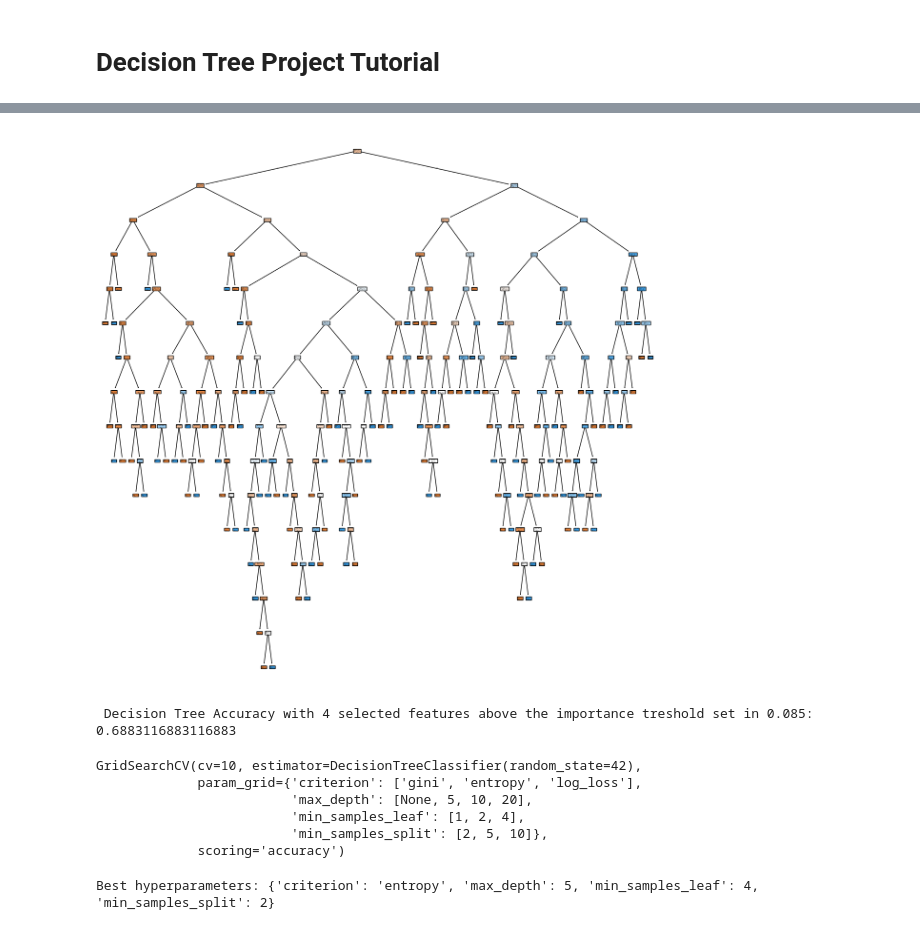
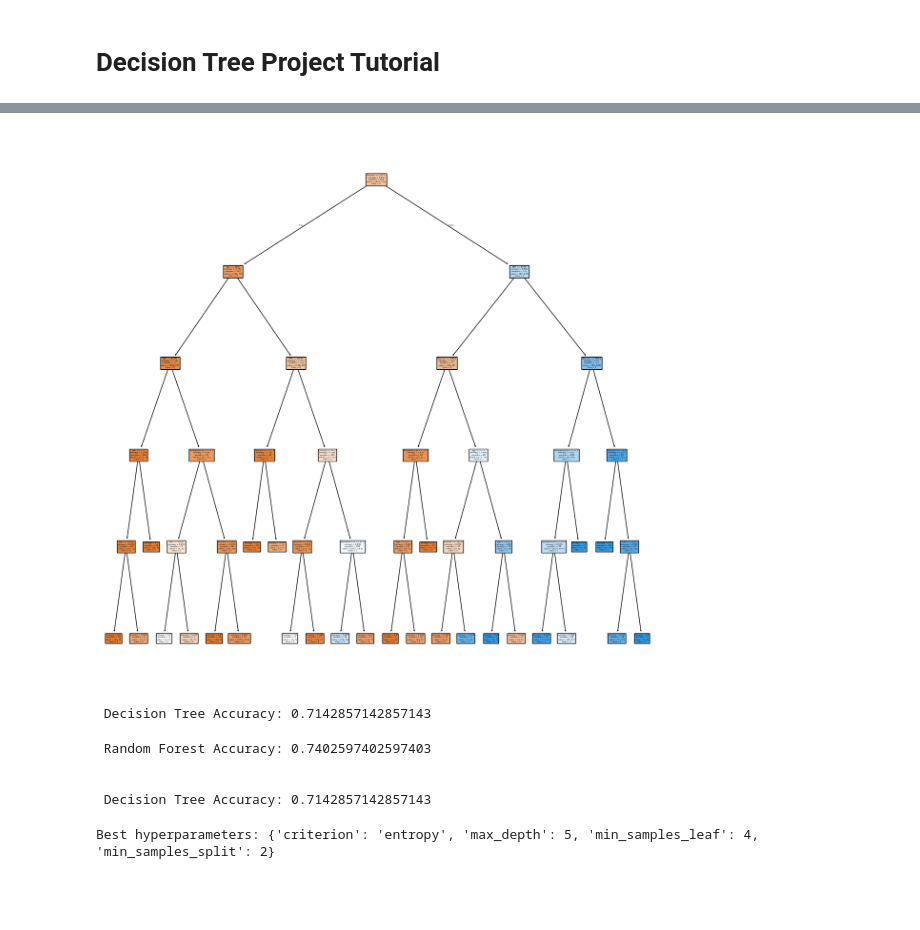
Before and after one commit to dianamonroe/Boosting_Algorithms, a Jupyter notebook: src/explore.ipynb, the cells around one changed output, grey strips where cells are left out. Cells and saved outputs as stored; diff of their text form; code cells hidden in the pictures; blank space fills up the shorter version.

Commit message:
Done and to do hyperparameter optimization

```diff
--- a/src/explore.ipynb
+++ b/src/explore.ipynb
@@ -652,0 +27,7 @@ X_test_reduced.head()
+# %%
+X_train = pd.read_csv('X_train_reduced.csv')
+X_test = pd.read_csv('X_test_reduced.csv')
+y_train = pd.read_csv('y_train.csv')
+y_test = pd.read_csv('y_test.csv')
+
+X_train.head()
@@ -653,67 +41,61 @@ X_test_reduced.head()
 # %%
-# 10) Applying Decision Tree -again- to data set with just the selected features
+# 10.A) Applying Decision Tree -again- to data set for Random Forest comparsion
 
+# Training again the Decision Tree just with the selected features:
 
-# Traing again the Decision Tree just with the selected features:
+decision_tree_model = DecisionTreeClassifier(criterion =  "entropy", max_depth = 5, min_samples_leaf = 4, min_samples_split = 2, random_state=42)
 
-model = DecisionTreeClassifier(random_state=42)
-model.fit(X_train_reduced, y_train)
+decision_tree_model.fit(X_train, y_train)
 
 # Visualize the tree
 
 from sklearn import tree
 
 fig = plt.figure(figsize=(15,15))
 
-tree.plot_tree(model, feature_names = list(X_train_reduced.columns), class_names = ["0", "1"], filled = True)
+tree.plot_tree(decision_tree_model, feature_names = list(X_train.columns), class_names = ["0", "1"], filled = True)
 
 plt.show()
 
 # Test the Decision Tree just with the selected features:
-y_pred = model.predict(X_test_reduced)
+y_pred = decision_tree_model.predict(X_test)
 y_pred
 
 
 # Evaluate the Decision Tree just with the selected features:
 
 from sklearn.metrics import accuracy_score
 
-accuracy = accuracy_score(y_test, y_pred)
+decision_tree_accuracy = accuracy_score(y_test, y_pred)
 
-print(f"\n \n Decision Tree Accuracy with {len(selected_features)} selected features above the importance treshold set in {importance_threshold}: {accuracy}")
+print(f"\n \n Decision Tree Accuracy: {decision_tree_accuracy}")
 
-dump(model, open("decision_tree_regressor_with_decision_tree_feature_selection_42.sav", "wb"))
+dump(decision_tree_model, open("decision_tree_regressor_with_decision_tree_feature_selection_42.sav", "wb"))
 # %% [output]
-[figure, old version]
+[figure, new version]
- Decision Tree Accuracy with 4 selected features above the importance treshold set in 0.085: 0.6883116883116883
+ Decision Tree Accuracy: 0.7142857142857143
-# %%
-# 16) Model optimization
-
-# 16.A) Setting all possible hyperparams for a Decision Tree
-
-
-from sklearn.model_selection import GridSearchCV
-from sklearn.tree import DecisionTreeClassifier
-import numpy as np
-
-hyperparams = {
-    "criterion": ["gini", "entropy", "log_loss"],
-    "max_depth": [None, 5, 10, 20],
-    "min_samples_split": [2, 5, 10],
-    "min_samples_leaf": [1,2, 4]
-}
-
-# 16.B) Applying GridSearch for hyperparam selection
-
-grid = GridSearchCV(model, hyperparams, scoring = "accuracy", cv = 10)
-grid
-# %% [output]
-GridSearchCV(cv=10, estimator=DecisionTreeClassifier(random_state=42),
-             param_grid={'criterion': ['gini', 'entropy', 'log_loss'],
-                         'max_depth': [None, 5, 10, 20],
-                         'min_samples_leaf': [1, 2, 4],
-                         'min_samples_split': [2, 5, 10]},
-             scoring='accuracy')
+# %%
+# 15) Random Forest Model
+from sklearn.ensemble import RandomForestClassifier
+
+random_forest_model = RandomForestClassifier(random_state = 42)
+random_forest_model.fit(X_train, y_train)
+y_pred = random_forest_model.predict(X_test)
+y_pred
+
+random_forest_model_accuracy = accuracy_score(y_test, y_pred)
+random_forest_model_accuracy
+
+print(f"\n \n Random Forest Accuracy: {random_forest_model_accuracy}")
+print(f"\n \n Decision Tree Accuracy: {decision_tree_accuracy}")
+
+
+dump(random_forest_model_accuracy, open("random_forest_model_accuracy_default_42.sav", "wb"))
+# %% [output]
+ Random Forest Accuracy: 0.7402597402597403
+
+
+ Decision Tree Accuracy: 0.7142857142857143
 # %%
 # 16.C) Identifying best hyperparams
 
```
Also changed, not shown: parts of 21 cells of this notebook, 2 other files.
